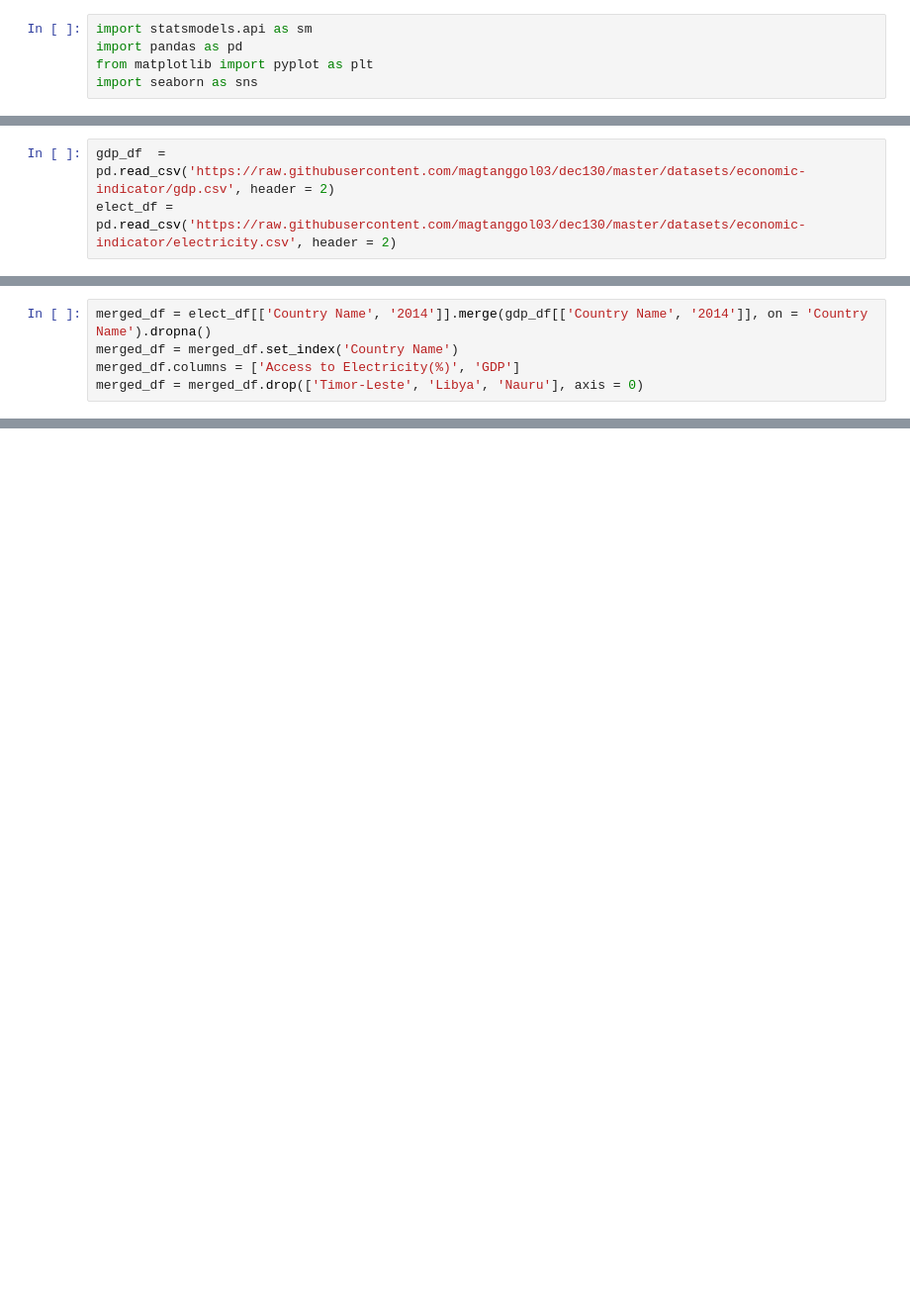
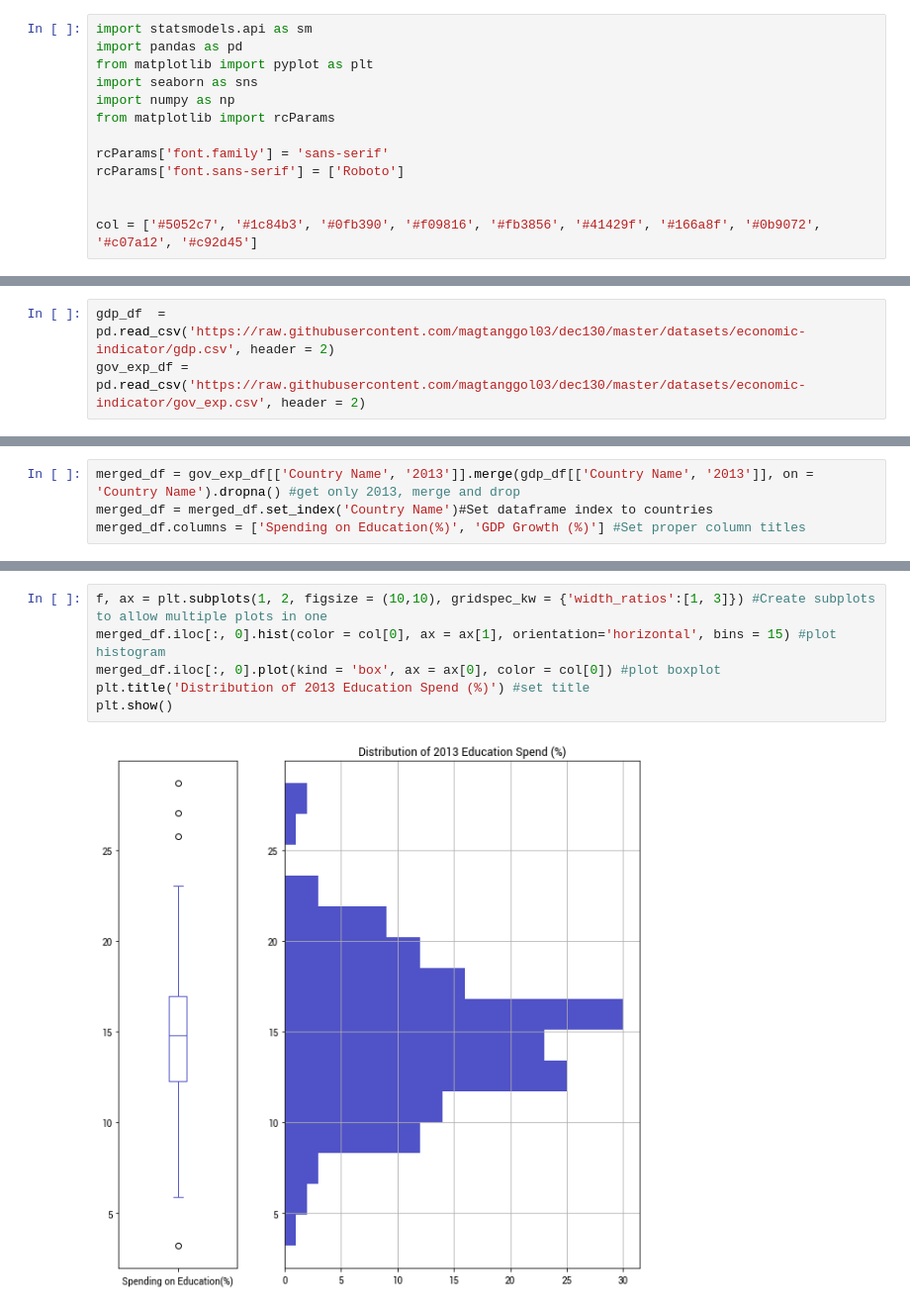
Before and after one commit to magtanggol03/dec130, a Jupyter notebook: notebooks/01 Regression Analysis.ipynb, the cells around one changed output, grey strips where cells are left out. Shown: that part at 99% size. Saved outputs shown, nothing was run; the diff lists cells and outputs as text; blank space fills up the shorter version.

```diff
--- a/notebooks/01 Regression Analysis.ipynb
+++ b/notebooks/01 Regression Analysis.ipynb
@@ -3,3 +3,11 @@ import statsmodels.api as sm
 import pandas as pd
 from matplotlib import pyplot as plt
 import seaborn as sns
+import numpy as np
+from matplotlib import rcParams
+
+rcParams['font.family'] = 'sans-serif'
+rcParams['font.sans-serif'] = ['Roboto']
+
+
+col = ['#5052c7', '#1c84b3', '#0fb390', '#f09816', '#fb3856', '#41429f', '#166a8f', '#0b9072', '#c07a12', '#c92d45']
@@ -6,3 +16,3 @@ import seaborn as sns
 # %%
 gdp_df  = pd.read_csv('https://raw.githubusercontent.com/magtanggol03/dec130/master/datasets/economic-indicator/gdp.csv', header = 2)
-elect_df = pd.read_csv('https://raw.githubusercontent.com/magtanggol03/dec130/master/datasets/economic-indicator/electricity.csv', header = 2)
+gov_exp_df = pd.read_csv('https://raw.githubusercontent.com/magtanggol03/dec130/master/datasets/economic-indicator/gov_exp.csv', header = 2)
@@ -9,5 +21,4 @@ elect_df = pd.read_csv('https://raw.githubusercontent.com/magtanggol03/dec130/ma
 # %%
-merged_df = elect_df[['Country Name', '2014']].merge(gdp_df[['Country Name', '2014']], on = 'Country Name').dropna()
-merged_df = merged_df.set_index('Country Name')
-merged_df.columns = ['Access to Electricity(%)', 'GDP']
-merged_df = merged_df.drop(['Timor-Leste', 'Libya', 'Nauru'], axis = 0)
+merged_df = gov_exp_df[['Country Name', '2013']].merge(gdp_df[['Country Name', '2013']], on = 'Country Name').dropna() #get only 2013, merge and drop
+merged_df = merged_df.set_index('Country Name')#Set dataframe index to countries
+merged_df.columns = ['Spending on Education(%)', 'GDP Growth (%)'] #Set proper column titles
@@ -40,0 +27,8 @@ merged_df.drop(['Timor-Leste', 'Libya', 'Nauru'], axis = 0)
+# %%
+f, ax = plt.subplots(1, 2, figsize = (10,10), gridspec_kw = {'width_ratios':[1, 3]}) #Create subplots to allow multiple plots in one
+merged_df.iloc[:, 0].hist(color = col[0], ax = ax[1], orientation='horizontal', bins = 15) #plot histogram
+merged_df.iloc[:, 0].plot(kind = 'box', ax = ax[0], color = col[0]) #plot boxplot
+plt.title('Distribution of 2013 Education Spend (%)') #set title
+plt.show()
+# %% [output]
+[figure, added]
```
Also changed, not shown: parts of 13 cells of this notebook, 3 other files.
